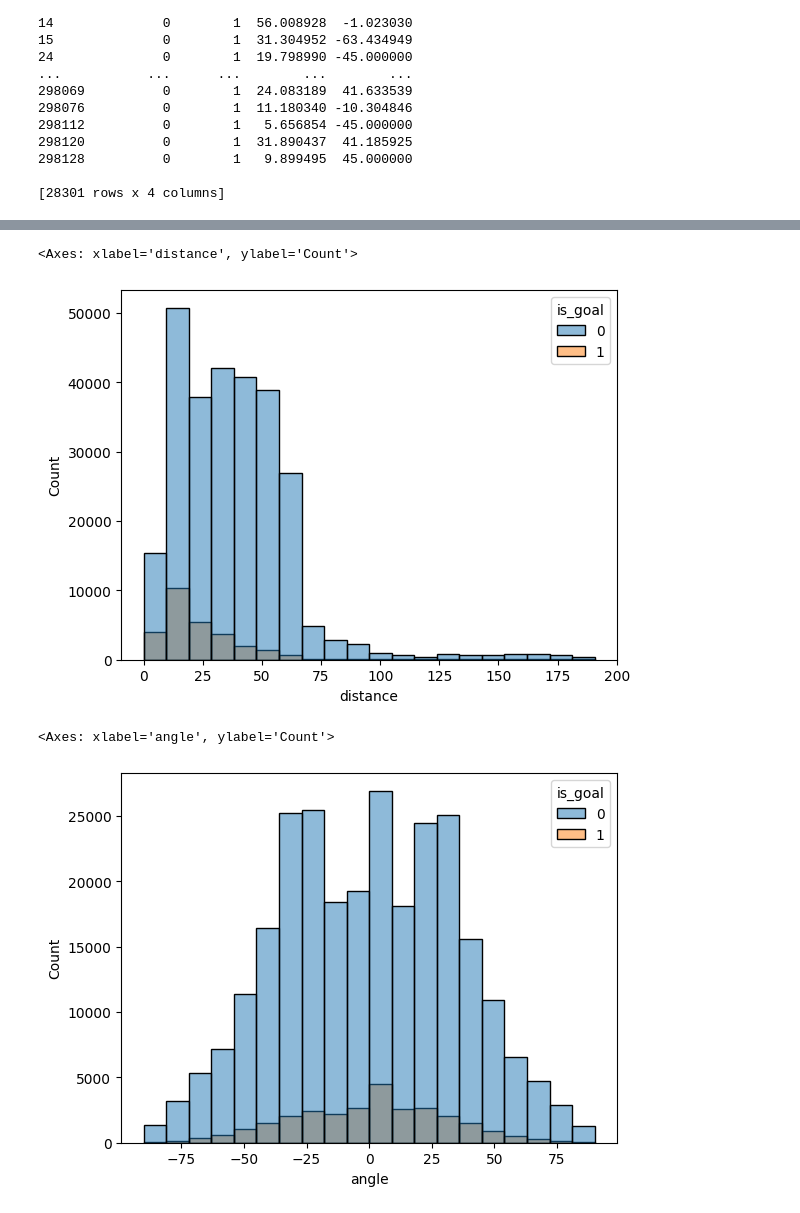
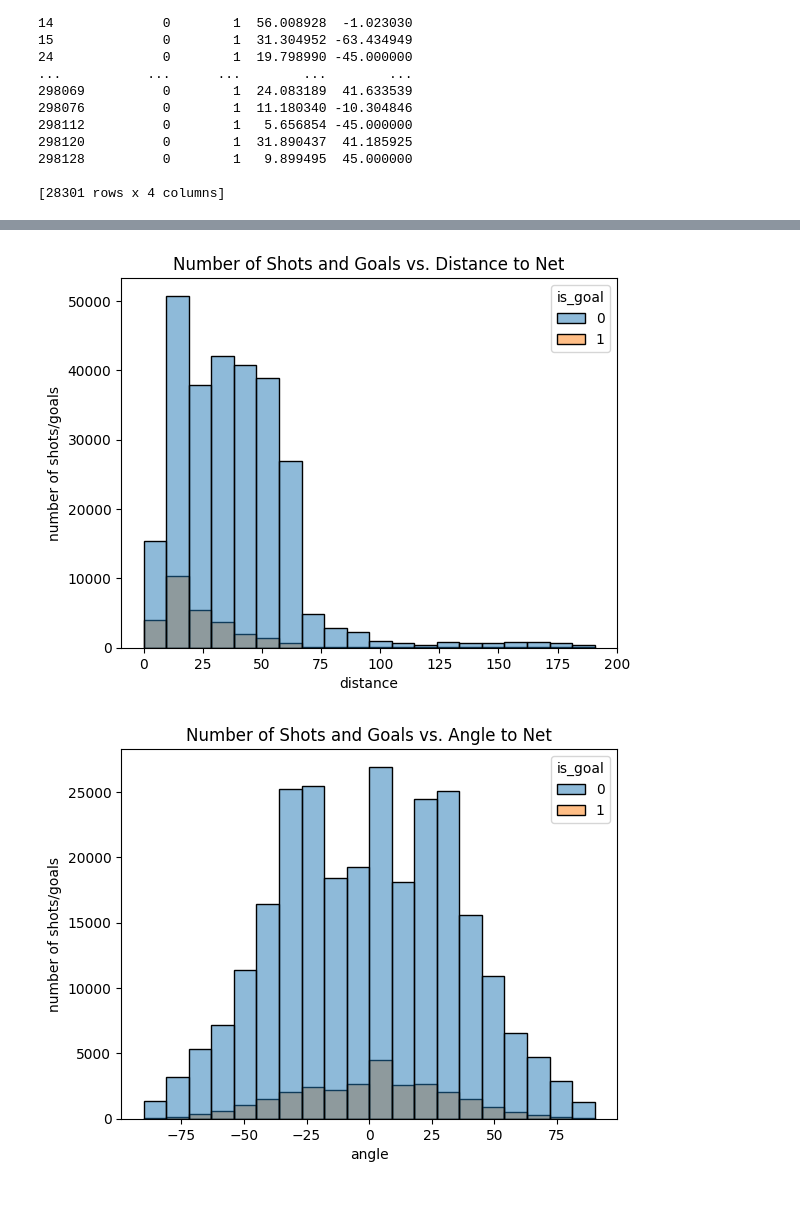
Before and after one commit to Jay-D13/IFT6758-A5-NHL, a Jupyter notebook: ift6758/features/Question02_Features.ipynb, the cells around one changed output, grey strips where cells are left out. Saved outputs shown, nothing was run; the diff lists cells and outputs as text; code cells hidden in the pictures.

```diff
--- a/ift6758/features/Question02_Features.ipynb
+++ b/ift6758/features/Question02_Features.ipynb
@@ -108,11 +111,13 @@ sns.histplot(data = shots, x = 'distance', bins = 20)
 # %%
-sns.histplot(data = w.TrainValSets, x = 'distance', bins = 20, hue = 'is_goal')
+ax2 = sns.histplot(data = w.TrainValSets, x = 'distance', bins = 20, hue = 'is_goal')
+ax2.set(title='Number of Shots and Goals vs. Distance to Net',xlabel = 'distance', ylabel='number of shots/goals')
+plt.show()
 # %% [output]
-<Axes: xlabel='distance', ylabel='Count'>
-[figure, old version]
+[figure, new version]
 # %%
-sns.histplot(data = w.TrainValSets, x = 'angle', bins = 20, hue = 'is_goal')
+ax3 = sns.histplot(data = w.TrainValSets, x = 'angle', bins = 20, hue = 'is_goal')
+ax3.set(title='Number of Shots and Goals vs. Angle to Net',xlabel = 'angle', ylabel='number of shots/goals')
+plt.show()
 # %% [output]
-<Axes: xlabel='angle', ylabel='Count'>
-[figure, old version]
+[figure, new version]
 # %%
```
Also changed, not shown: parts of 4 cells of this notebook, 1 other file.
